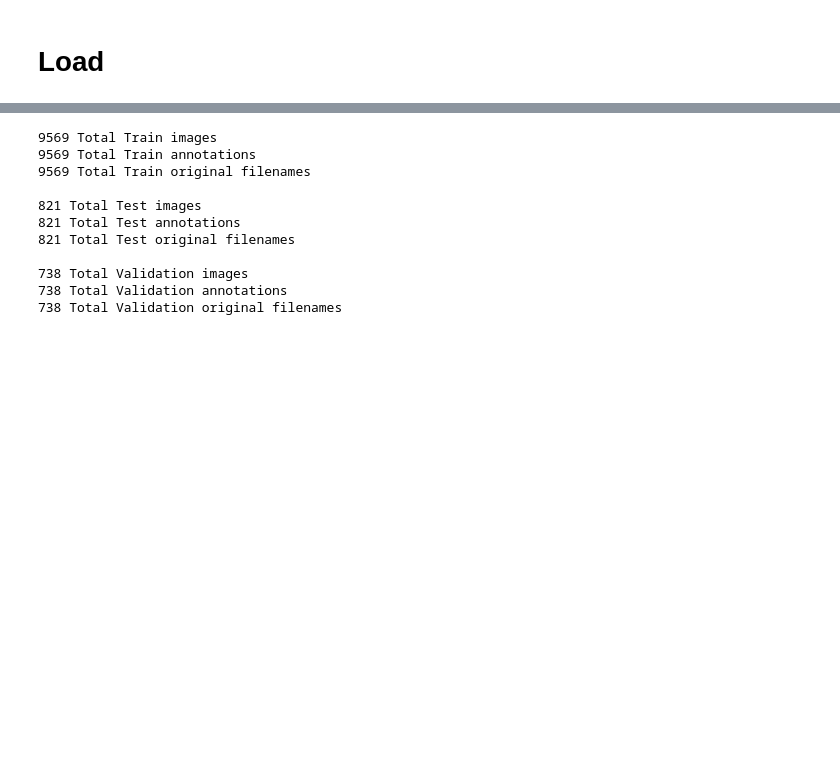
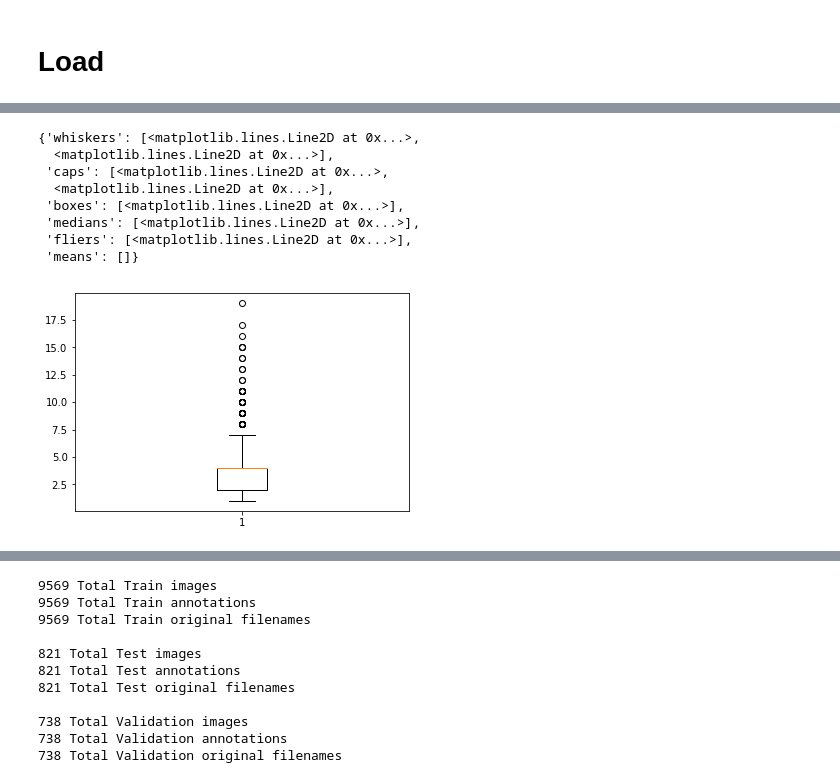
Before and after one commit to kjprice/smu-capstone, a Jupyter notebook: notebooks/Preprocessing/Hands Localization - resize data and annotations.ipynb, the cells around one changed output, grey strips where cells are left out. Drawn from its saved outputs; the diff is of its cells as text; code cells hidden in the pictures; blank space fills up the shorter version.

```diff
--- a/notebooks/Preprocessing/Hands Localization - resize data and annotations.ipynb
+++ b/notebooks/Preprocessing/Hands Localization - resize data and annotations.ipynb
@@ -277,0 +311,12 @@ Wall time: 14.8 s
+# %%
+plt.boxplot(hand_counts)
+# %% [output]
+{'whiskers': [<matplotlib.lines.Line2D at 0x...>,
+  <matplotlib.lines.Line2D at 0x...>],
+ 'caps': [<matplotlib.lines.Line2D at 0x...>,
+  <matplotlib.lines.Line2D at 0x...>],
+ 'boxes': [<matplotlib.lines.Line2D at 0x...>],
+ 'medians': [<matplotlib.lines.Line2D at 0x...>],
+ 'fliers': [<matplotlib.lines.Line2D at 0x...>],
+ 'means': []}
+[figure, added]
```
Also changed, not shown: parts of 18 cells of this notebook.
